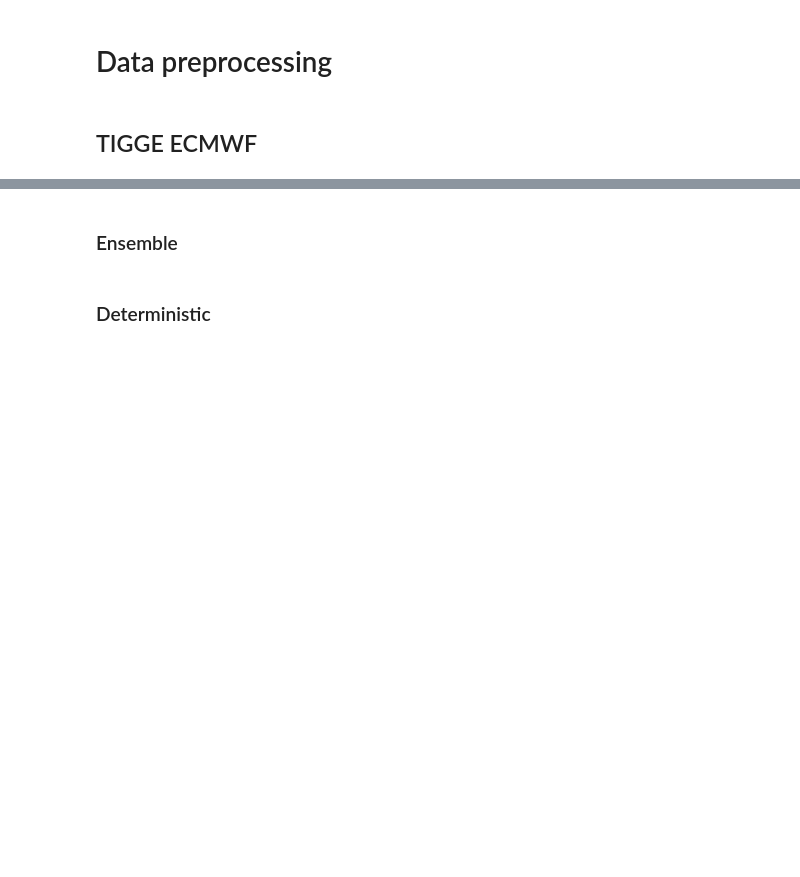
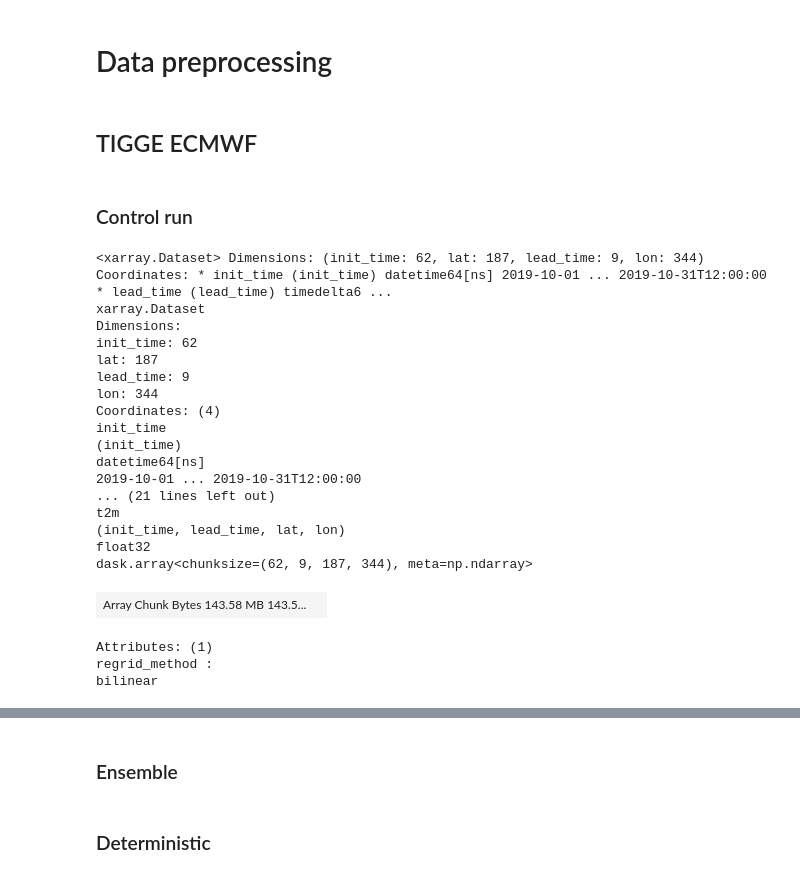
Before and after one commit to raspstephan/nwp-downscale, a Jupyter notebook: notebooks/01-Initial_EDA.ipynb, the cells around one changed output, grey strips where cells are left out. Saved outputs shown, nothing was run; the diff lists cells and outputs as text; code cells hidden in the pictures; blank space fills up the shorter version.

```diff
--- a/notebooks/01-Initial_EDA.ipynb
+++ b/notebooks/01-Initial_EDA.ipynb
@@ -20,3 +20,30 @@ states_provinces = cfeature.NaturalEarthFeature(
 # Data preprocessing
 # %% [markdown]
 ## TIGGE ECMWF
+# %% [markdown]
+### Control run
+# %%
+tigge_ctrl = xr.open_mfdataset("/datadrive/tigge/16km/2m_temperature/2019-10.nc")
+tigge_ctrl
+# %% [output]
+<xarray.Dataset> Dimensions: (init_time: 62, lat: 187, lead_time: 9, lon: 344) Coordinates: * init_time (init_time) datetime64[ns] 2019-10-01 ... 2019-10-31T12:00:00 * lead_time (lead_time) timedelta6 ...
+xarray.Dataset
+Dimensions:
+init_time: 62
+lat: 187
+lead_time: 9
+lon: 344
+Coordinates: (4)
+init_time
+(init_time)
+datetime64[ns]
+2019-10-01 ... 2019-10-31T12:00:00
+... (21 lines left out)
+t2m
+(init_time, lead_time, lat, lon)
+float32
+dask.array<chunksize=(62, 9, 187, 344), meta=np.ndarray>
+| Array Chunk Bytes 143.58 MB 143.5... |  |
+Attributes: (1)
+regrid_method :
+bilinear
```
Also changed, not shown: parts of 8 cells of this notebook.
